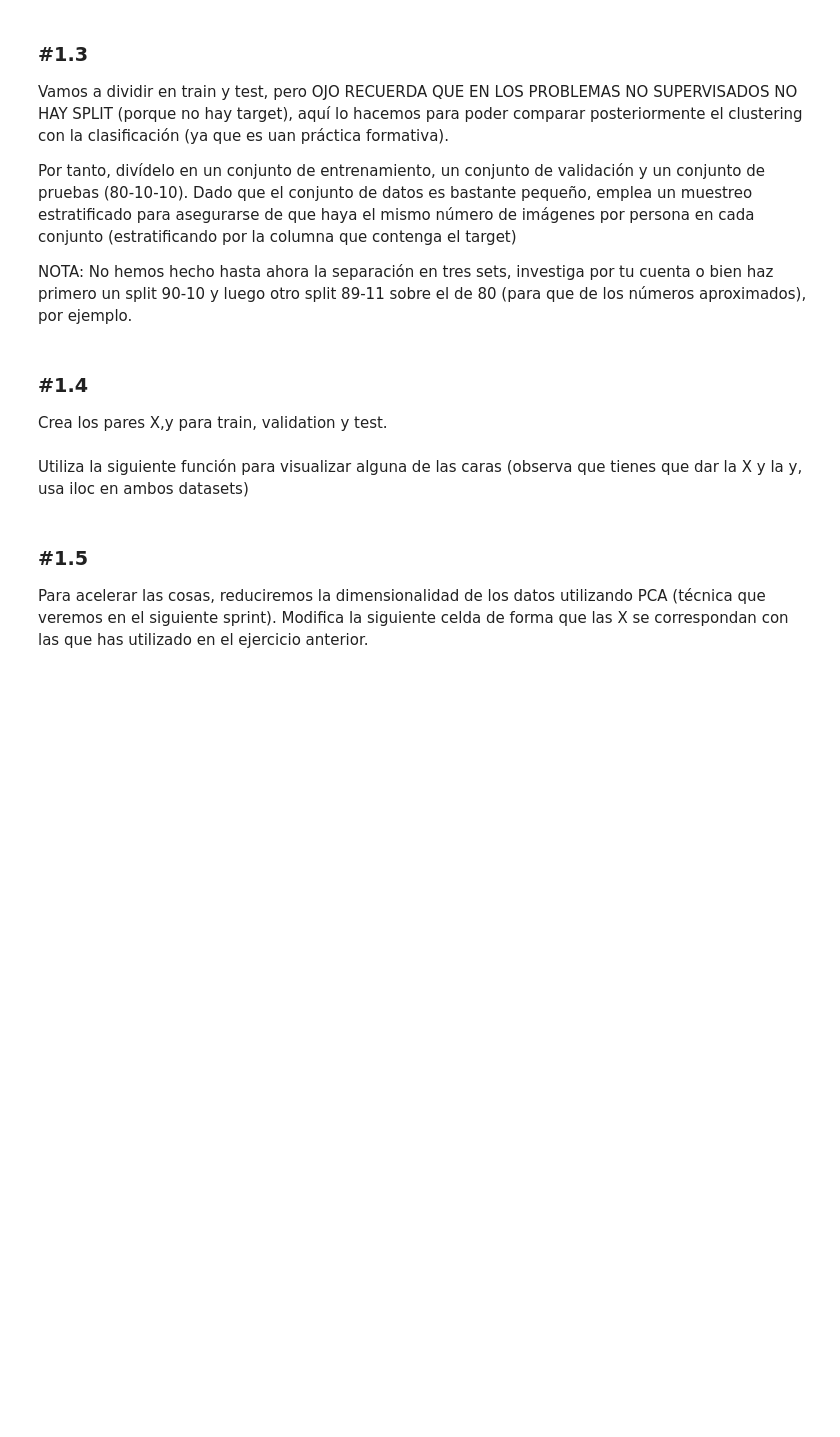
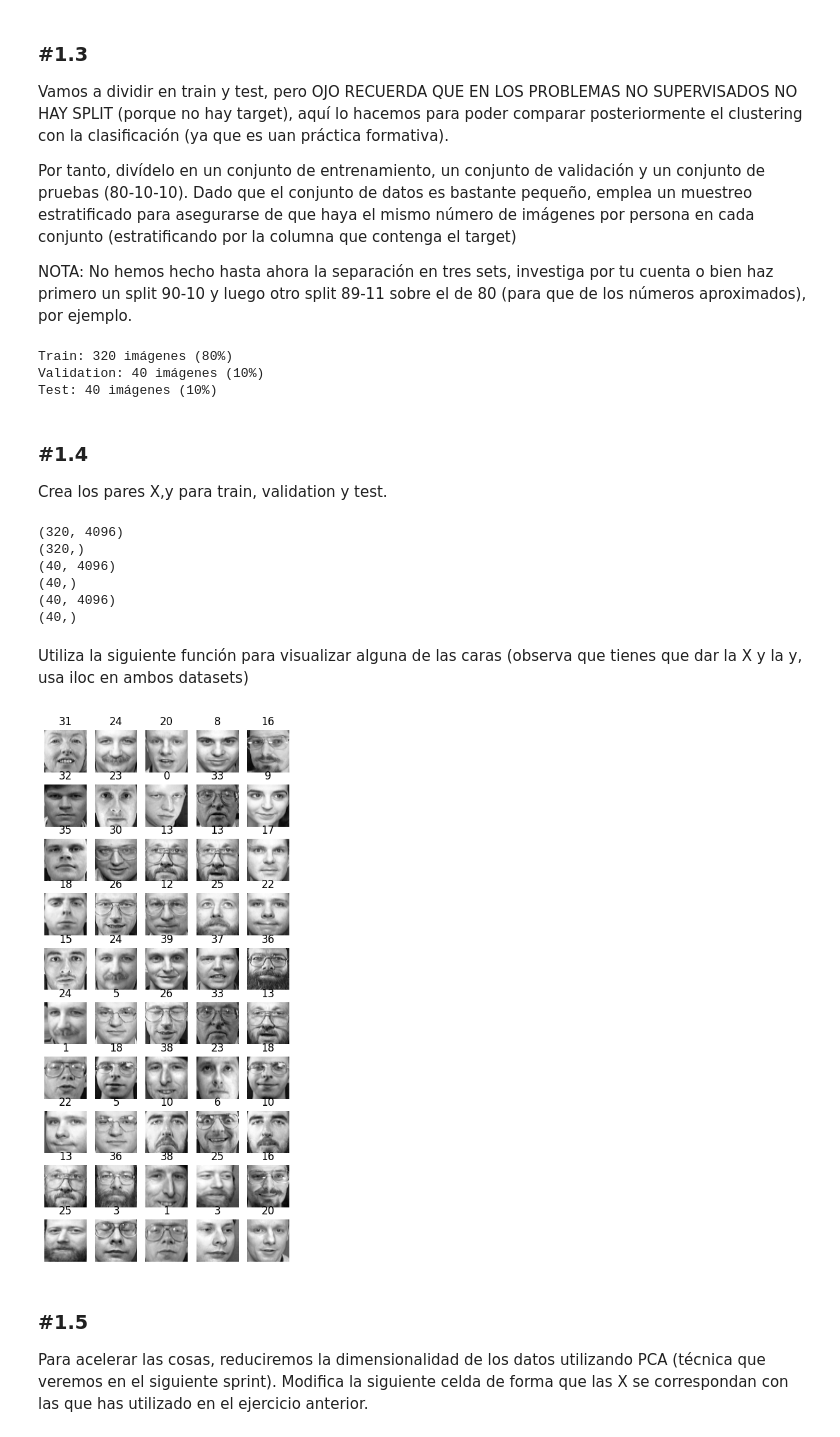
Before and after one commit to juanfcia/ds-bootcamp-juanfcia, a Jupyter notebook: 04_Machine_Learning/Sprint_13/Unidad_01_ML_No_Supervisado_Clustering_KMeans/03_Practica_Obligatoria/18_Practica_Obligatoria_Clustering_KMeans.ipynb, the cells around one changed output. Saved outputs shown, nothing was run; the diff lists cells and outputs as text; code cells hidden in the pictures; blank space fills up the shorter version.

```diff
--- a/04_Machine_Learning/Sprint_13/Unidad_01_ML_No_Supervisado_Clustering_KMeans/03_Practica_Obligatoria/18_Practica_Obligatoria_Clustering_KMeans.ipynb
+++ b/04_Machine_Learning/Sprint_13/Unidad_01_ML_No_Supervisado_Clustering_KMeans/03_Practica_Obligatoria/18_Practica_Obligatoria_Clustering_KMeans.ipynb
@@ -93,0 +66,6 @@ SyntaxError: invalid syntax (3640883447.py, line 1)
+# %%
+# Dataframe con data y target
+
+df = pd.DataFrame(olivetti["data"])
+df["target"] = olivetti["target"]
+df
@@ -93,0 +106,5 @@ SyntaxError: invalid syntax (3640883447.py, line 1)
+# %%
+# Reordenamos las imágenes de forma aletatoria
+
+df = df.sample(frac=1, random_state=42).reset_index(drop=True)
+df.head()
@@ -99,10 +124,52 @@ Vamos a dividir en train y test, pero OJO RECUERDA QUE EN LOS PROBLEMAS NO SUPER
 Por tanto, divídelo en un conjunto de entrenamiento, un conjunto de validación y un conjunto de pruebas (80-10-10). Dado que el conjunto de datos es bastante pequeño, emplea un muestreo estratificado para asegurarse de que haya el mismo número de imágenes por persona en cada conjunto (estratificando por la columna que contenga el target)
 
 NOTA: No hemos hecho hasta ahora la separación en tres sets, investiga por tu cuenta o bien haz primero un split 90-10 y luego otro split 89-11 sobre el de 80 (para que de los números aproximados), por ejemplo.
+# %%
+# Split en train (80%), validation (10%) y test (10%) estratificando por target
+
+# Primero 90-10 para separar test
+df_train_val, df_test = train_test_split(df, test_size=0.1, stratify=df["target"], random_state=42)
+
+# Luego del 90% restante, separar 11% para tener validation (10% del total)
+df_train, df_val = train_test_split(df_train_val, test_size=1/9, stratify=df_train_val["target"], random_state=42)
+# %%
+
+print(f"Train: {df_train.shape[0]} imágenes ({df_train.shape[0]/len(df)*100:.0f}%)")
+print(f"Validation: {df_val.shape[0]} imágenes ({df_val.shape[0]/len(df)*100:.0f}%)")
+print(f"Test: {df_test.shape[0]} imágenes ({df_test.shape[0]/len(df)*100:.0f}%)")
+# %% [output]
+Train: 320 imágenes (80%)
+Validation: 40 imágenes (10%)
+Test: 40 imágenes (10%)
 # %% [markdown]
 ### #1.4
 
 Crea los pares X,y para train, validation y test.
+# %%
+# Creamos los pares X, y para train, validation y test
+
+X_train = df_train.drop("target", axis=1)
+y_train = df_train["target"]
+
+X_valid = df_val.drop("target", axis=1)
+y_valid = df_val["target"]
+
+X_test = df_test.drop("target", axis=1)
+y_test = df_test["target"]
+# %%
+print(X_train.shape)
+print(y_train.shape)
+print(X_valid.shape)
+print(y_valid.shape)
+print(X_test.shape)
+print(y_test.shape)
+# %% [output]
+(320, 4096)
+(320,)
+(40, 4096)
+(40,)
+(40, 4096)
+(40,)
 # %% [markdown]
 Utiliza la siguiente función para visualizar alguna de las caras (observa que tienes que dar la X y la y, usa iloc en ambos datasets)
 # %%
@@ -116,6 +183,10 @@ def plot_faces(faces, labels, n_cols=5):
         plt.axis("off")
         plt.title(label)
     plt.show()
+# %%
+plot_faces(X_train.iloc[:50].values, y_train.iloc[:50].values)
+# %% [output]
+[figure, added]
 # %% [markdown]
 ### #1.5
 
```
Also changed, not shown: parts of 20 cells of this notebook.
